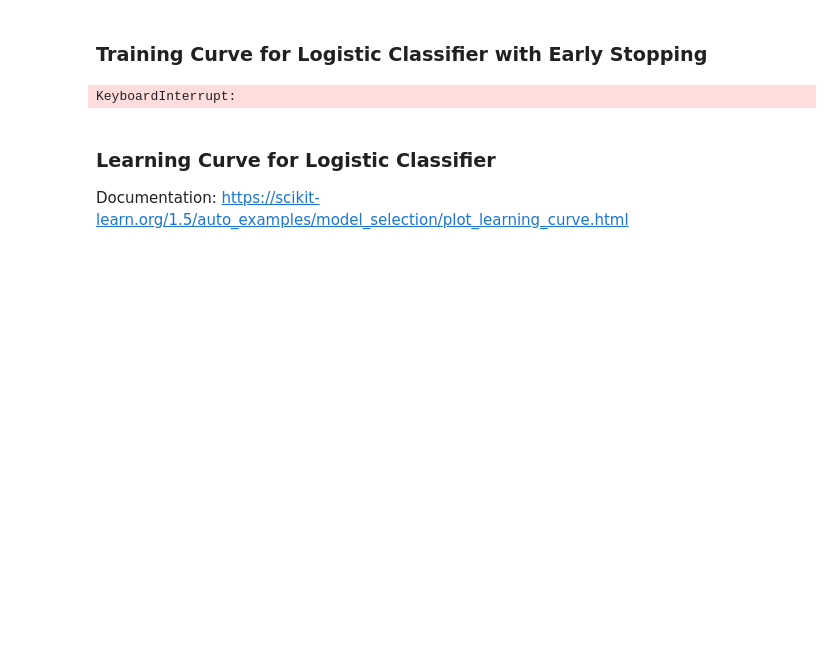
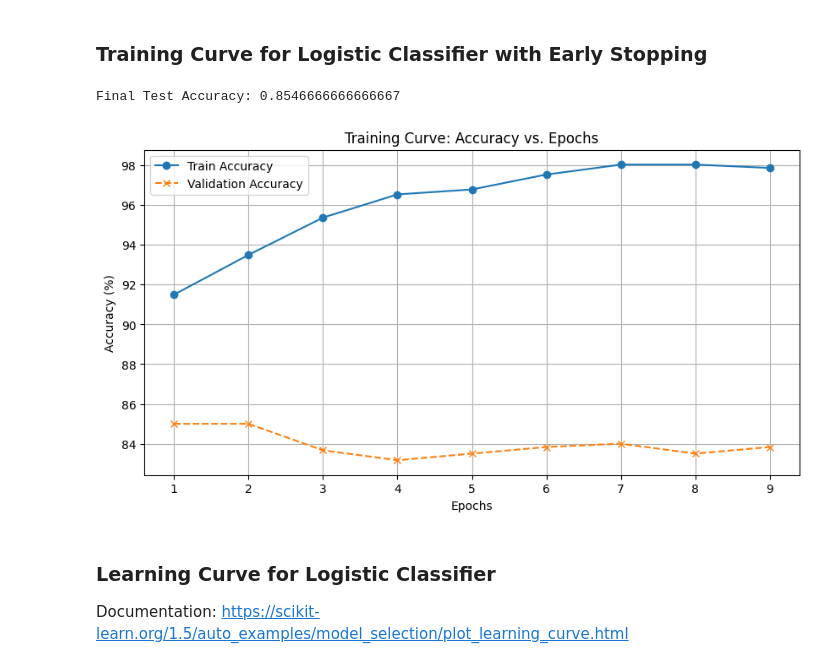
Before and after one commit to selinceydeli/Digit_Classification_Machine_Learning_Project, a Jupyter notebook: Digit_Classification_Code.ipynb, the cells around one changed output. Cells and saved outputs as stored; diff of their text form; code cells hidden in the pictures; blank space fills up the shorter version.

Commit message:
training curve is added

```diff
--- a/Digit_Classification_Code.ipynb
+++ b/Digit_Classification_Code.ipynb
@@ -174,12 +174,12 @@ X_train, X_test, y_train, y_test = train_test_split(X, y, test_size=0.2, random_
 X_train, X_val, y_train, y_val = train_test_split(X_train, y_train, test_size=0.2, random_state=0) # Split further into validation dataset
 
 max_iters = 1000  # default value
-clf = SGDClassifier(loss='log_loss', max_iter=max_iters, tol=None, random_state=0, warm_start=True)
+clf = SGDClassifier(loss='log_loss', max_iter=max_iters, alpha=0.01, learning_rate='optimal', penalty='l1', tol=None, random_state=0, warm_start=True)
 
 train_accs = []
 val_accs = []
 
-patience = 10
+patience = 8
 val_acc_best = 0
 patience_cnt = 0
 
@@ -192,34 +192,35 @@ for epoch in range(max_iters):
     train_acc = accuracy_score(y_train, y_train_pred) * 100
     val_acc = accuracy_score(y_val, y_val_pred) * 100
 
     train_accs.append(train_acc)
     val_accs.append(val_acc)
 
     # Early stopping implementation
     if val_acc > val_acc_best:
         val_acc_best = val_acc
         patience_cnt = 0
     else:
         patience_cnt +=1
         if patience_cnt == patience:
             break
 
 y_test_pred = clf.predict(X_test)
 test_acc = accuracy_score(y_test, y_test_pred)
 print(f'Final Test Accuracy: {test_acc}')
 
 # Plot the training curve
 plt.figure(figsize=(10, 5))
 plt.plot(range(1, len(train_accs) + 1), train_accs, label='Train Accuracy', marker='o')
 plt.plot(range(1, len(val_accs) + 1), val_accs, label='Validation Accuracy', linestyle='--', marker='x')
 plt.xlabel('Epochs')
 plt.ylabel('Accuracy (%)')
 plt.title('Training Curve: Accuracy vs. Epochs')
 plt.legend()
 plt.grid()
 plt.show()
 # %% [output]
-KeyboardInterrupt:
+Final Test Accuracy: 0.8546666666666667
+[figure, added]
 # %% [markdown]
 ### Learning Curve for Logistic Classifier
 
```
